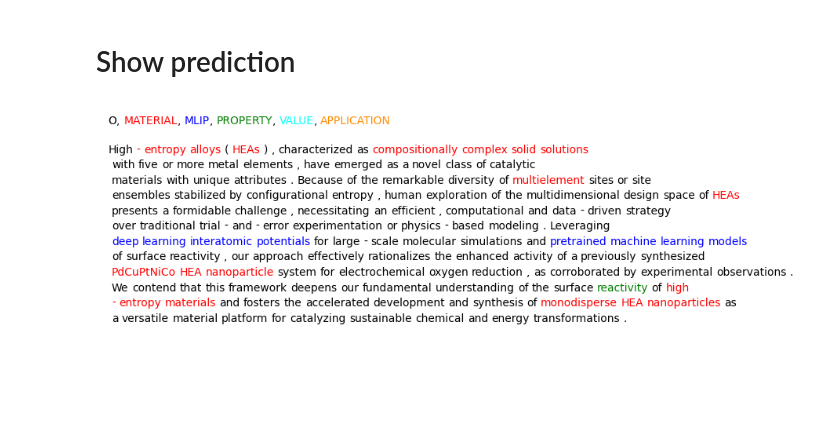
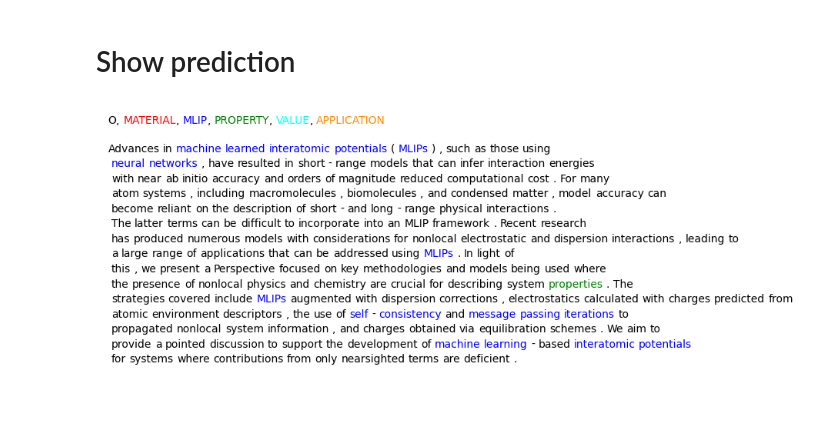
Before and after one commit to BOWENmeZHENG/Bert-NER-V2, a Jupyter notebook: new_papers.ipynb, the cells around one changed output. Drawn from its saved outputs; the diff is of its cells as text; code cells hidden in the pictures.

Commit message:
inference function

```diff
--- a/new_papers.ipynb
+++ b/new_papers.ipynb
@@ -19,6 +19,8 @@ warnings.filterwarnings('ignore')
 Drive already mounted at /content/drive; to attempt to forcibly remount, call drive.mount("/content/drive", force_remount=True).
 /content/drive/MyDrive/elsevier/Bert-NER-V2
 Requirement already satisfied: highlight-text in /usr/local/lib/python3.10/dist-packages (0.2)
+# %%
+example = 'Advances in machine learned interatomic potentials (MLIPs), such as those using neural networks, have resulted in short-range models that can infer interaction energies with near ab initio accuracy and orders of magnitude reduced computational cost. For many atom systems, including macromolecules, biomolecules, and condensed matter, model accuracy can become reliant on the description of short- and long-range physical interactions. The latter terms can be difficult to incorporate into an MLIP framework. Recent research has produced numerous models with considerations for nonlocal electrostatic and dispersion interactions, leading to a large range of applications that can be addressed using MLIPs. In light of this, we present a Perspective focused on key methodologies and models being used where the presence of nonlocal physics and chemistry are crucial for describing system properties. The strategies covered include MLIPs augmented with dispersion corrections, electrostatics calculated with charges predicted from atomic environment descriptors, the use of self-consistency and message passing iterations to propagated nonlocal system information, and charges obtained via equilibration schemes. We aim to provide a pointed discussion to support the development of machine learning-based interatomic potentials for systems where contributions from only nearsighted terms are deficient.'
 # %% [markdown]
 ## Load parameters
 # %%
@@ -40,32 +41,33 @@ Model loaded
 # %% [markdown]
 ## Feed text to model
 # %%
-example = 'High-entropy alloys (HEAs), characterized as compositionally complex solid solutions with five or more metal elements, have emerged as a novel class of catalytic materials with unique attributes. Because of the remarkable diversity of multielement sites or site ensembles stabilized by configurational entropy, human exploration of the multidimensional design space of HEAs presents a formidable challenge, necessitating an efficient, computational and data-driven strategy over traditional trial-and-error experimentation or physics-based modeling. Leveraging deep learning interatomic potentials for large-scale molecular simulations and pretrained machine learning models of surface reactivity, our approach effectively rationalizes the enhanced activity of a previously synthesized PdCuPtNiCo HEA nanoparticle system for electrochemical oxygen reduction, as corroborated by experimental observations. We contend that this framework deepens our fundamental understanding of the surface reactivity of high-entropy materials and fosters the accelerated development and synthesis of monodisperse HEA nanoparticles as a versatile material platform for catalyzing sustainable chemical and energy transformations.'
-ex_list = ut.split_para(example)
-token_list = tokenizerBERT.convert_tokens_to_ids(ex_list)
-data_test = torch.tensor(token_list + [0] * (MAX_LENGTH - len(token_list)))[None, :]
-att_mask_test = torch.tensor([1] * len(ex_list) + [0] * (MAX_LENGTH - len(ex_list)))[None, :]
+def inference(text_test, tokenizer, max_length):
+    text_list = ut.split_para(text_test)
+    token_list = tokenizer.convert_tokens_to_ids(text_list)
+    data_test = torch.tensor(token_list + [0] * (max_length - len(token_list)))[None, :]
+    att_mask_test = torch.tensor([1] * len(text_list) + [0] * (max_length - len(text_list)))[None, :]
+    y_pred_test = model(data_test, attention_mask=att_mask_test)
+    y_pred_test = torch.swapaxes(y_pred_test, 1, 2)
+    pred = y_pred_test.max(dim=1)[1][0][:len(text_list)]
+    return pred, text_list
+pred, text_list = inference(example, tokenizerBERT, MAX_LENGTH)
-# %%
-y_pred_test = model(data_test, attention_mask=att_mask_test)
-y_pred_test = torch.swapaxes(y_pred_test, 1, 2)
-pred = y_pred_test.max(dim=1)[1][0][:len(ex_list)]
 # %% [markdown]
 # Show prediction
 # %%
 colors = ['black', 'red', 'blue', 'green', 'cyan', 'darkorange']
-word_list_marked = ['<' + w + '>' for w in ex_list]
+word_list_marked = ['<' + w + '>' for w in text_list]
 markers = [{"color": colors[i]} for i in pred]
 j = 0
-for i in range(len(ex_list)):
+for i in range(len(text_list)):
     if (i + 1) % 15 == 0:
         word_list_marked.insert(i + j, '\n')
         j += 1
 fig, ax = plt.subplots()
 ax.set_axis_off()
 HighlightText(x=0., y=1, s='<O>, <MATERIAL>, <MLIP>, <PROPERTY>, <VALUE>, <APPLICATION>',
               highlight_textprops=[{"color": c} for c in colors], ax=ax)
 HighlightText(x=0., y=0.9, s=' '.join(word_list_marked),
               highlight_textprops=markers, ax=ax)
 plt.show()
 # %% [output]
-[figure, old version]
+[figure, new version]
```
Also changed, not shown: parts of 1 cell of this notebook.
